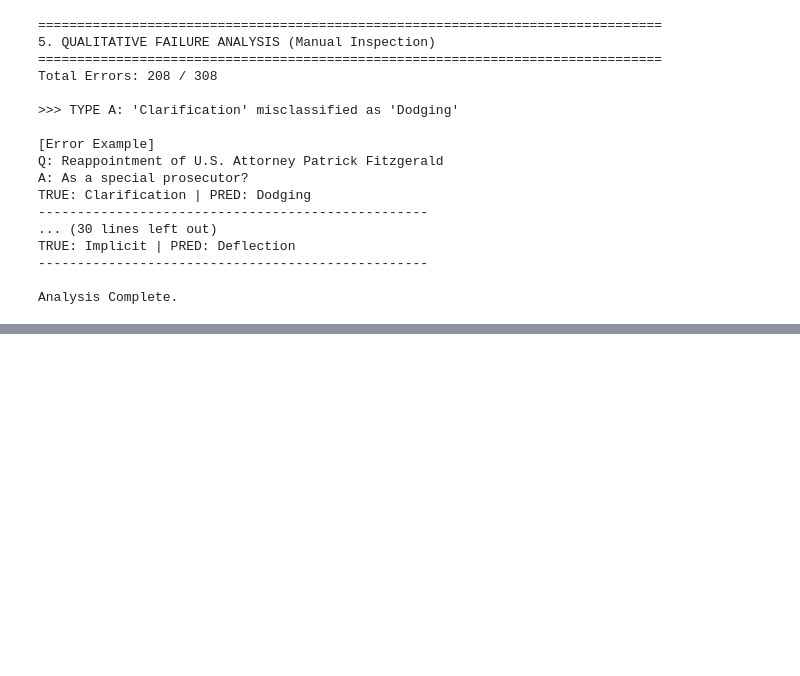
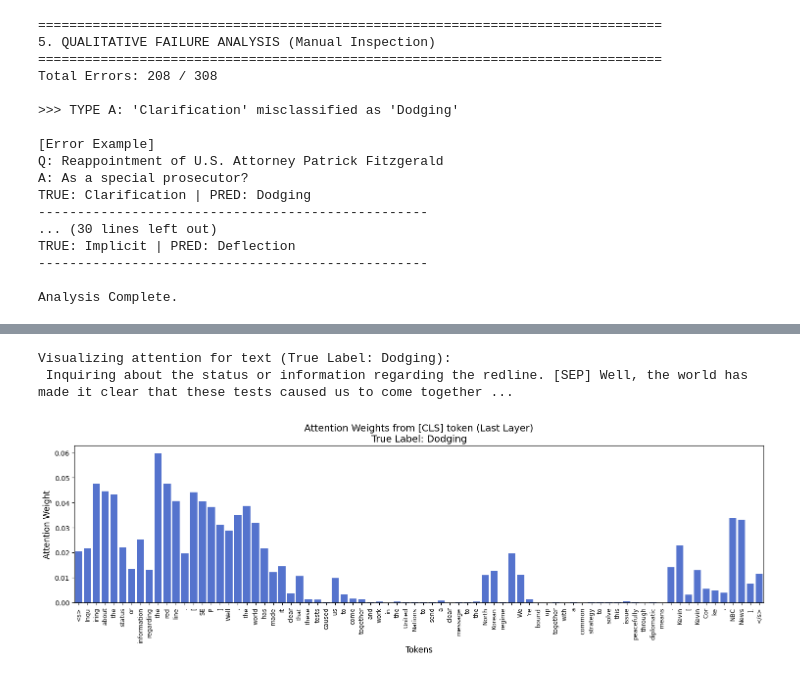
Before and after one commit to joaquinorradre/NLP_Assignment_2, a Jupyter notebook: notebooks/experiment_4.ipynb, the cells around one changed output, grey strips where cells are left out. Cells and saved outputs as stored; diff of their text form; code cells hidden in the pictures; blank space fills up the shorter version.

```diff
--- a/notebooks/experiment_4.ipynb
+++ b/notebooks/experiment_4.ipynb
@@ -150,7 +151,7 @@ train_dataset = EvasionDataset(train_df["sub_q_context"], train_df["evasion_labe
 test_dataset = EvasionDataset(test_df["sub_q_context"], test_df["evasion_label"], tokenizer, max_length=MAX_LEN)
 
 train_loader = DataLoader(train_dataset, batch_size=BEST_BATCH_SIZE, shuffle=True)
-test_loader = DataLoader(test_dataset, batch_size=32, shuffle=False)
+test_loader = DataLoader(test_dataset, batch_size=BEST_BATCH_SIZE, shuffle=False)
 
 # Optimizer & Scheduler
 optimizer = torch.optim.AdamW(filter(lambda p: p.requires_grad, model.parameters()), lr=BEST_LR)
@@ -359,0 +433,75 @@ Analysis Complete.
+# %%
+import seaborn as sns
+import copy
+
+print("\n" + "="*80)
+print("7. ATTENTION WEIGHTS VISUALIZATION")
+print("="*80)
+
+# --- CORRECCIÓN PARA EL ERROR DE SDPA ---
+# Guardamos los pesos finetuneados temporalmente
+fine_tuned_weights = copy.deepcopy(model.state_dict())
+
+# Volvemos a instanciar la estructura del modelo en modo "eager" (para extraer atenciones)
+model = AutoModelForSequenceClassification.from_pretrained(
+    MODEL_ID,
+    num_labels=NUM_CLASSES,
+    attn_implementation="eager",
+    output_attentions=True
+).to(device)
+
+# Le cargamos tus pesos entrenados al nuevo modelo
+model.load_state_dict(fine_tuned_weights)
+model.eval()
+# ----------------------------------------
+
+# Tomar un ejemplo interesante del test set (el primero que RoBERTa acertó pero el baseline falló)
+if not fixed_errors.empty:
+    sample_idx = fixed_errors.index[0]
+else:
+    sample_idx = 0  # Fallback al primer ejemplo si no hay errores arreglados
+
+sample_text = test_df.loc[sample_idx, 'sub_q_context']
+true_label = test_df.loc[sample_idx, 'evasion_label_txt']
+
+print(f"Visualizing attention for text (True Label: {true_label}):\n{sample_text[:150]}...")
+
+# Tokenizar el texto
+inputs = tokenizer(sample_text, return_tensors="pt", truncation=True, max_length=128).to(device)
+
+# Pasar por el modelo
+with torch.no_grad():
+    outputs = model(**inputs)
+
+# Extraer las atenciones
+# outputs.attentions es una tupla con las atenciones de cada capa.
+# Tomamos la última capa: outputs.attentions[-1]
+# Shape: (batch_size, num_heads, seq_len, seq_len)
+last_layer_attention = outputs.attentions[-1][0]
+
+# Promediar la atención a través de todas las "heads" (cabezas de atención)
+# Shape resultante: (seq_len, seq_len)
+avg_attention = last_layer_attention.mean(dim=0)
+
+# Obtener los pesos de atención desde el token [CLS] (índice 0) hacia el resto de tokens
+cls_attention = avg_attention[0].cpu().numpy()
+
+# Obtener los tokens como texto para el eje X
+# Obtener los tokens como texto para el eje X
+raw_tokens = tokenizer.convert_ids_to_tokens(inputs["input_ids"][0])
+# Limpiar el carácter 'Ġ' de RoBERTa para que el gráfico sea legible
+clean_tokens = [t.replace('Ġ', '') for t in raw_tokens]
+
+# Plotear usando Matplotlib y Seaborn
+plt.figure(figsize=(15, 5))
+sns.barplot(x=list(range(len(clean_tokens))), y=cls_attention, color="royalblue")
+plt.xticks(ticks=list(range(len(clean_tokens))), labels=clean_tokens, rotation=90, fontsize=9)
+plt.title(f"Attention Weights from [CLS] token (Last Layer)\nTrue Label: {true_label}", fontsize=14)
+plt.xlabel("Tokens", fontsize=12)
+plt.ylabel("Attention Weight", fontsize=12)
+plt.tight_layout()
+plt.savefig("figures/attention_weights.png", dpi=150, bbox_inches="tight")
+plt.show()
+
+print("\nSaved: figures/attention_weights.png")
+# %% [output]
@@ -359,0 +528,3 @@ Analysis Complete.
+Visualizing attention for text (True Label: Dodging):
+ Inquiring about the status or information regarding the redline. [SEP] Well, the world has made it clear that these tests caused us to come together ...
+[figure, added]
```
Also changed, not shown: parts of 6 cells of this notebook, 1 other file.
